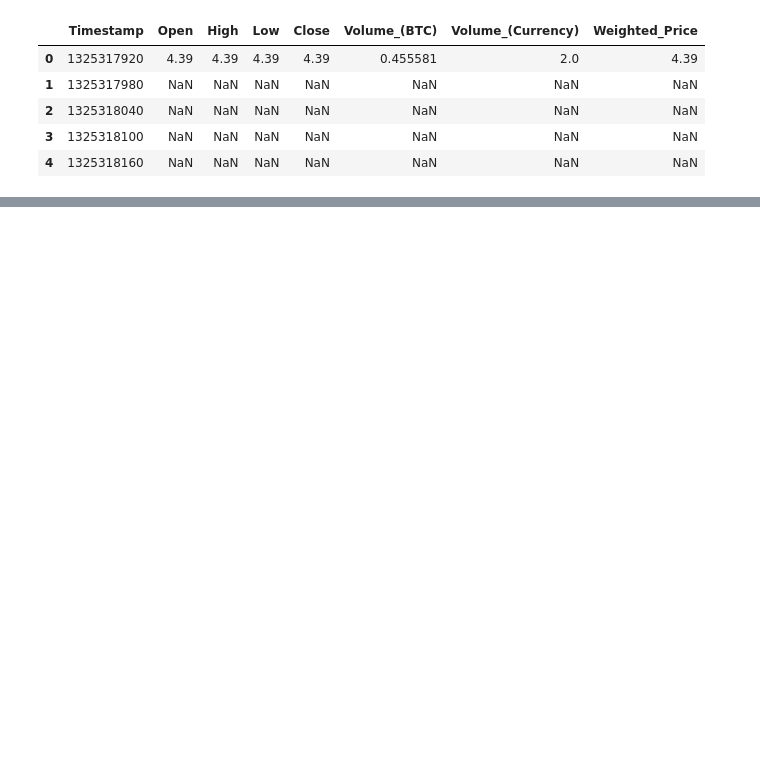
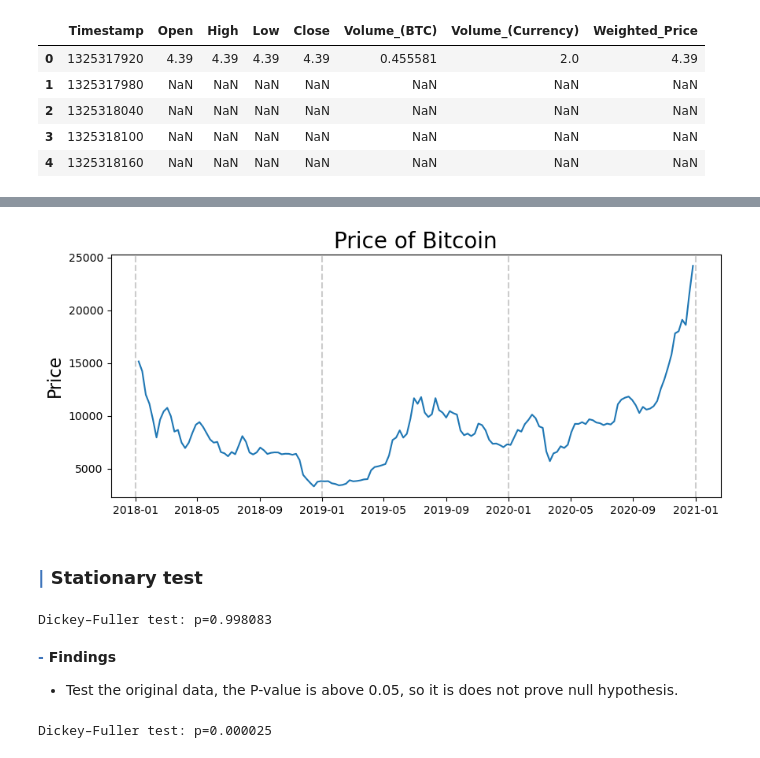
Before and after one commit to Andy134679/Bitcoin-Prediction-with-ARIMA-Model, a Jupyter notebook: main.ipynb, the cells around one changed output, grey strips where cells are left out. Drawn from its saved outputs; the diff is of its cells as text; code cells hidden in the pictures; blank space fills up the shorter version.

```diff
--- a/main.ipynb
+++ b/main.ipynb
@@ -37,0 +135,5 @@ data_Q = data.select_dtypes(include='number').resample('Q').mean()
+# %%
+start_date = datetime(2018,1,1)
+end_date = datetime(2021,1,1)
+data = data[start_date:end_date]
+print(data.head())
@@ -37,0 +148,24 @@ data_Q = data.select_dtypes(include='number').resample('Q').mean()
+# %%
+plt.figure(figsize=(10,4))
+plt.plot(data)
+plt.title('Price of Bitcoin', fontsize=20)
+plt.ylabel('Price', fontsize=16)
+for year in range(start_date.year,end_date.year+1):
+    plt.axvline(pd.to_datetime(str(year)+'-01-01'), color='k', linestyle='--', alpha=0.2)
+# %% [output]
+[figure, added]
+# %% [markdown]
+### <b><span style='color:#3F75BB'>|</span> Stationary test</b>
+# %%
+print("Dickey–Fuller test: p=%f" % sm.tsa.stattools.adfuller(data['price'])[1])
+# %% [output]
+Dickey–Fuller test: p=0.998083
+# %% [markdown]
+<b><span style='color:#3F75BB'>-</span> Findings</b>
+- Test the original data, the P-value is above 0.05, so it is does not prove null hypothesis.
+# %%
+# Regular differentiation
+data['price_diff'] = (data['price'] - data['price'].shift(1)).dropna()
+print("Dickey–Fuller test: p=%f" % sm.tsa.stattools.adfuller(data['price_diff'][1:])[1])
+# %% [output]
+Dickey–Fuller test: p=0.000025
```
Also changed, not shown: parts of 28 cells of this notebook.
